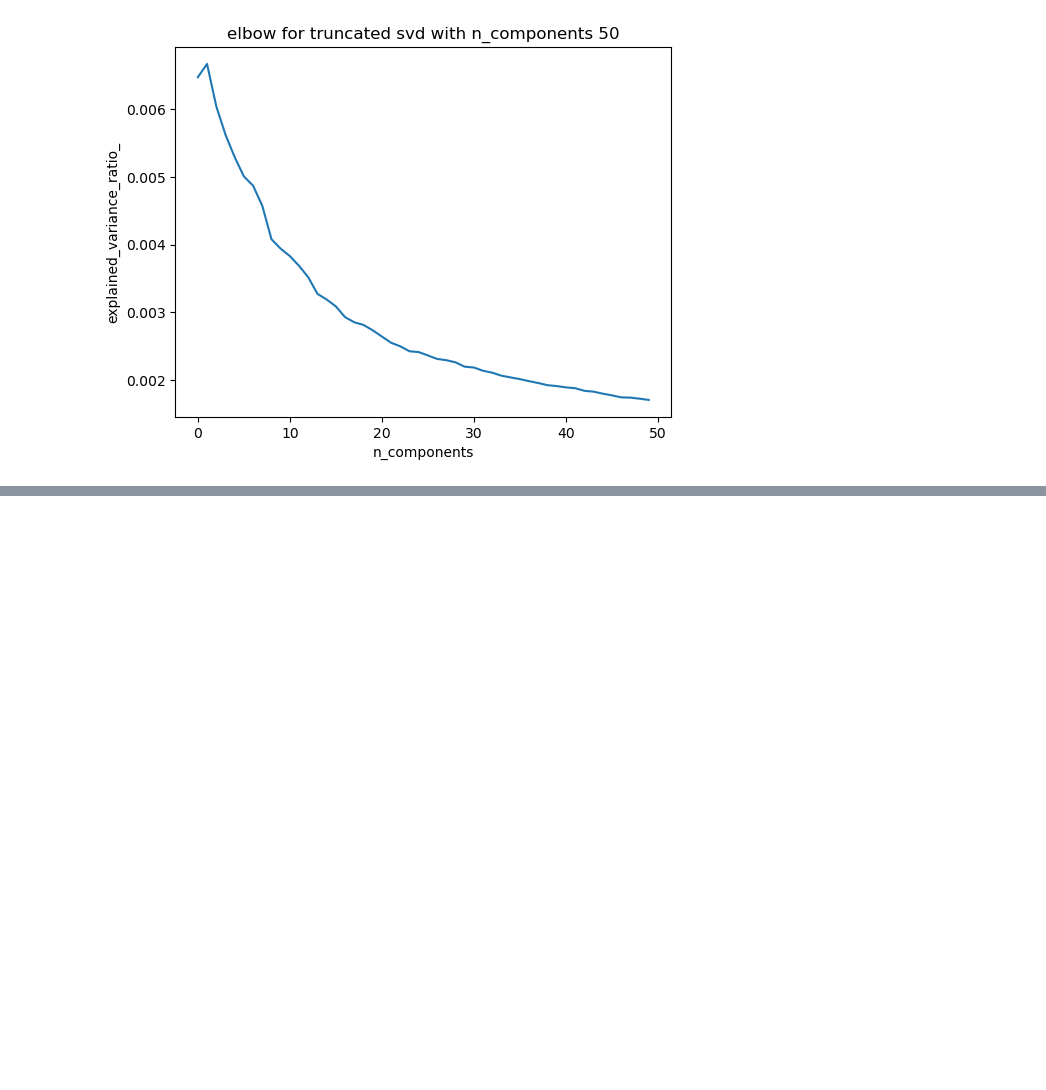
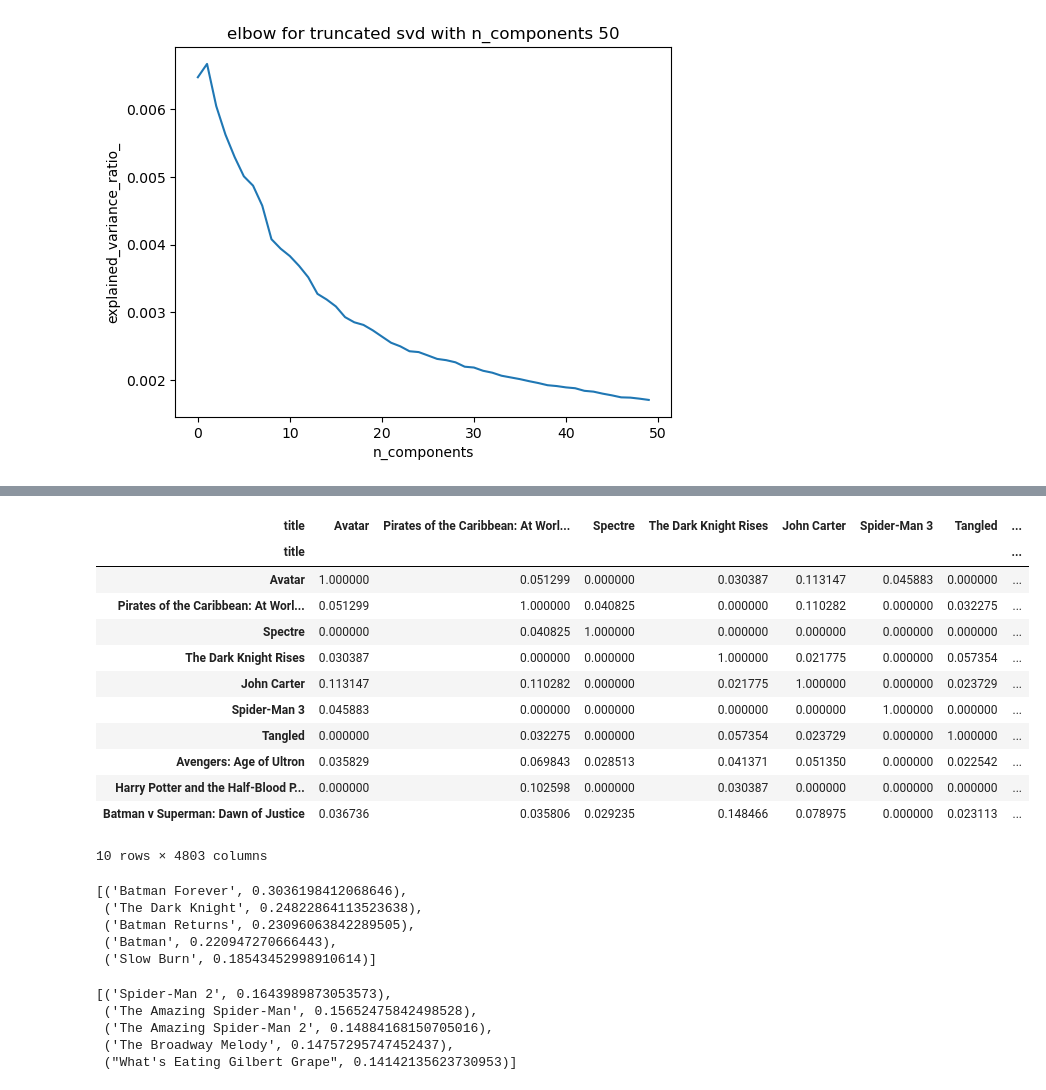
Before and after one commit to jlang62/ml-nlp-exam, a Jupyter notebook: notebooks/02_NLP.ipynb, the cells around one changed output, grey strips where cells are left out. Drawn from its saved outputs; the diff is of its cells as text; code cells hidden in the pictures; blank space fills up the shorter version.

Commit message:
get similar movies

```diff
--- a/notebooks/02_NLP.ipynb
+++ b/notebooks/02_NLP.ipynb
@@ -333,0 +344,20 @@ U,Sigma,VT = truncated_svd_elbow(50, tfidf, print_elbow = True)
+# %%
+# cosine similarity
+from sklearn.metrics.pairwise import cosine_similarity
+
+similarity_tfidf = pd.DataFrame(cosine_similarity(tfidf, dense_output=True), columns=df['title'], index=df['title'])
+similarity_tfidf[:10]
+# %% [output]
+| title | Avatar | Pirates of the Caribbean: At Worl... | Spectre | The Dark Knight Rises | John Carter | Spider-Man 3 | Tangled | ... |
+| title |  |  |  |  |  |  |  | ... |
+| Avatar | 1.000000 | 0.051299 | 0.000000 | 0.030387 | 0.113147 | 0.045883 | 0.000000 | ... |
+| Pirates of the Caribbean: At Worl... | 0.051299 | 1.000000 | 0.040825 | 0.000000 | 0.110282 | 0.000000 | 0.032275 | ... |
+| Spectre | 0.000000 | 0.040825 | 1.000000 | 0.000000 | 0.000000 | 0.000000 | 0.000000 | ... |
+| The Dark Knight Rises | 0.030387 | 0.000000 | 0.000000 | 1.000000 | 0.021775 | 0.000000 | 0.057354 | ... |
+| John Carter | 0.113147 | 0.110282 | 0.000000 | 0.021775 | 1.000000 | 0.000000 | 0.023729 | ... |
+| Spider-Man 3 | 0.045883 | 0.000000 | 0.000000 | 0.000000 | 0.000000 | 1.000000 | 0.000000 | ... |
+| Tangled | 0.000000 | 0.032275 | 0.000000 | 0.057354 | 0.023729 | 0.000000 | 1.000000 | ... |
+| Avengers: Age of Ultron | 0.035829 | 0.069843 | 0.028513 | 0.041371 | 0.051350 | 0.000000 | 0.022542 | ... |
+| Harry Potter and the Half-Blood P... | 0.000000 | 0.102598 | 0.000000 | 0.030387 | 0.000000 | 0.000000 | 0.000000 | ... |
+| Batman v Superman: Dawn of Justice | 0.036736 | 0.035806 | 0.029235 | 0.148466 | 0.078975 | 0.000000 | 0.023113 | ... |
+10 rows × 4803 columns
@@ -333,0 +372,16 @@ U,Sigma,VT = truncated_svd_elbow(50, tfidf, print_elbow = True)
+# %%
+get_similar_movies('The Dark Knight Rises', similarity_tfidf)
+# %% [output]
+[('Batman Forever', 0.3036198412068646),
+ ('The Dark Knight', 0.24822864113523638),
+ ('Batman Returns', 0.23096063842289505),
+ ('Batman', 0.220947270666443),
+ ('Slow Burn', 0.18543452998910614)]
+# %%
+get_similar_movies('Spider-Man 3', similarity_tfidf)
+# %% [output]
+[('Spider-Man 2', 0.1643989873053573),
+ ('The Amazing Spider-Man', 0.15652475842498528),
+ ('The Amazing Spider-Man 2', 0.14884168150705016),
+ ('The Broadway Melody', 0.14757295747452437),
+ ("What's Eating Gilbert Grape", 0.14142135623730953)]
```
Also changed, not shown: parts of 2 cells of this notebook.
